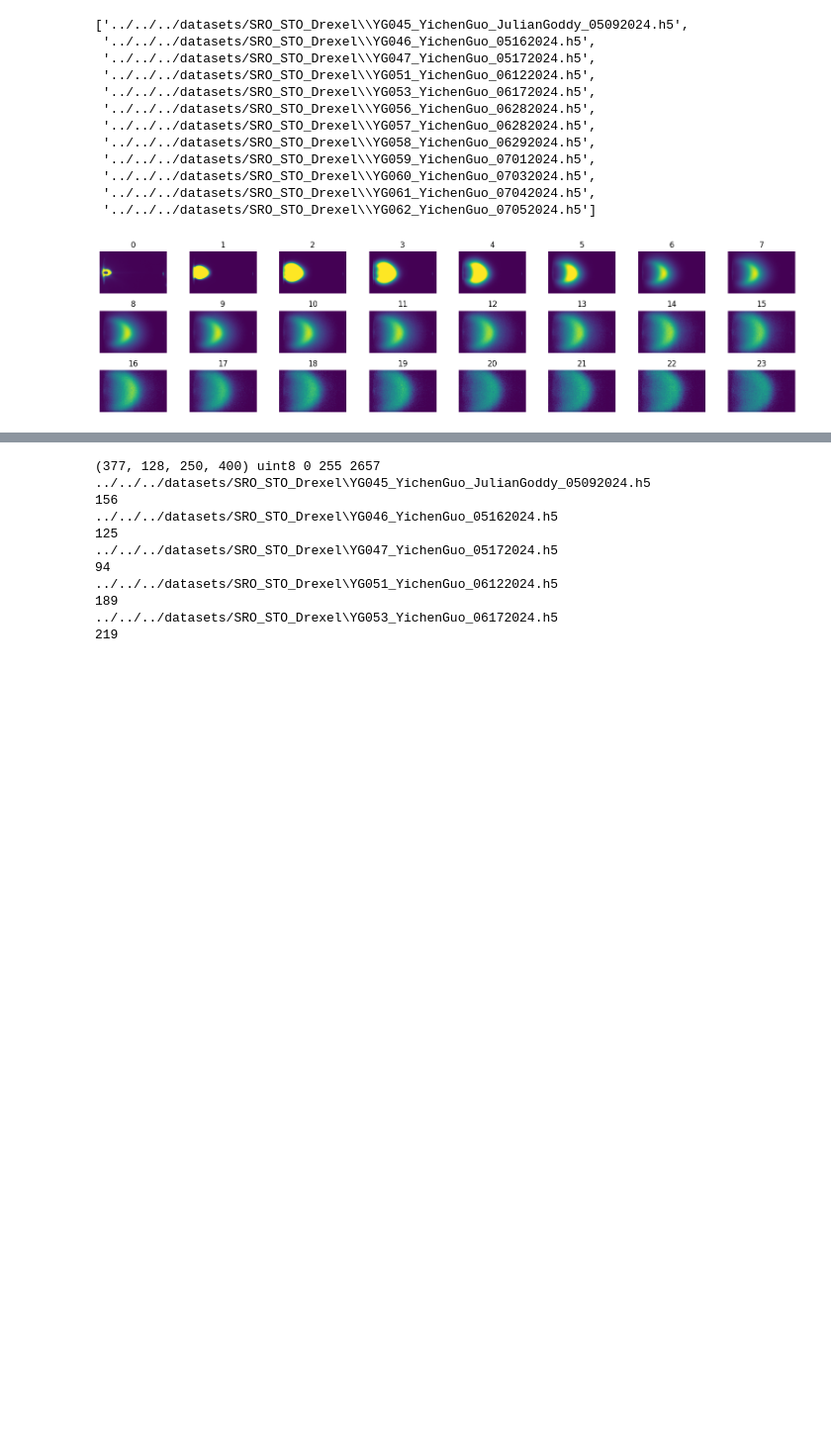
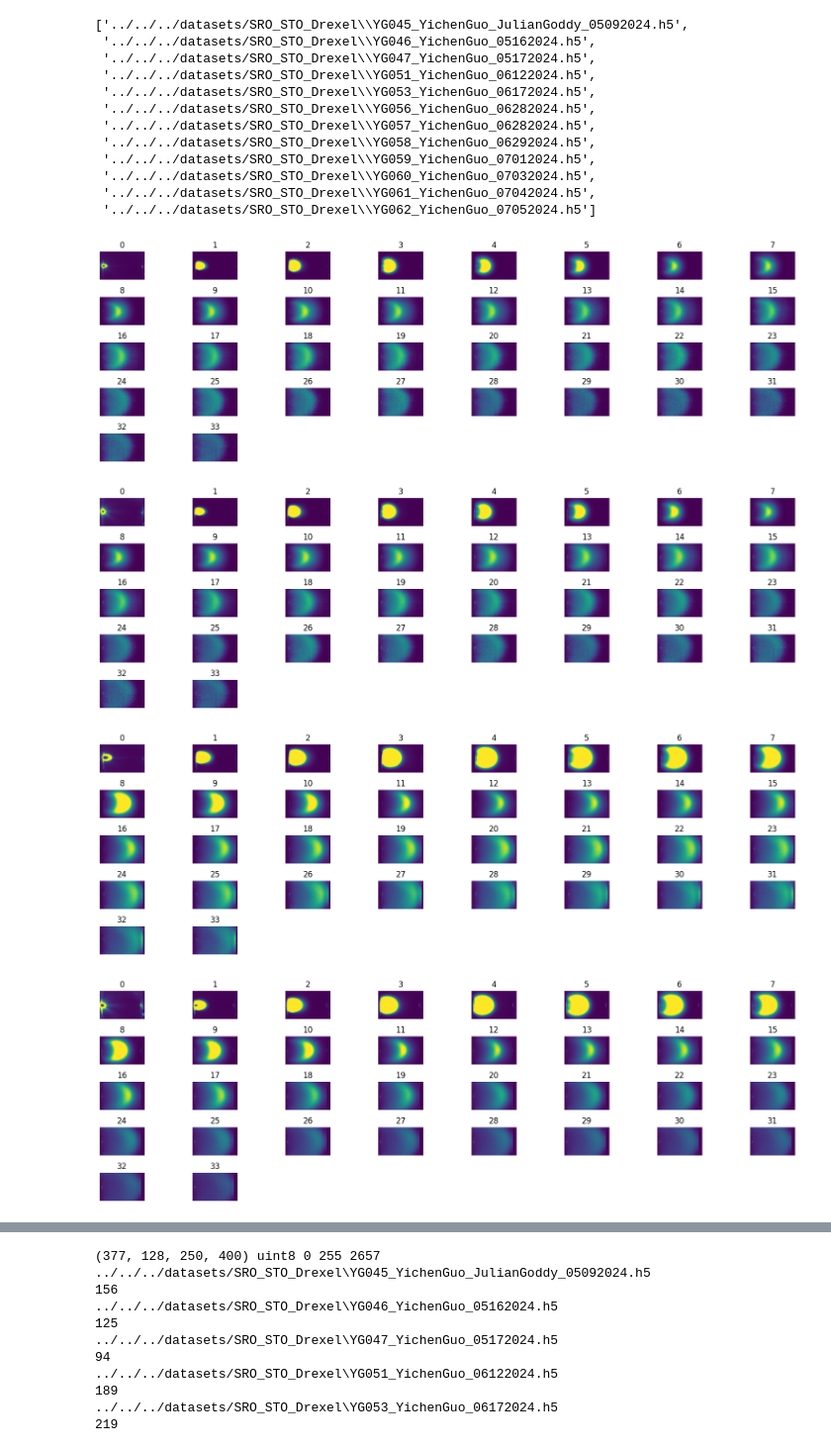
Before and after one commit to yig319/PlumeDynamics, a Jupyter notebook: notebooks/SRO/SRO_STO_Drexel_TSST/07152024-SRO_STO-growth_rate-make_ds.ipynb, the cells around one changed output, grey strips where cells are left out. Shown at 99% size. Cells and saved outputs as stored; diff of their text form; code cells hidden in the pictures; blank space fills up the shorter version.

```diff
--- a/notebooks/SRO/SRO_STO_Drexel_TSST/07152024-SRO_STO-growth_rate-make_ds.ipynb
+++ b/notebooks/SRO/SRO_STO_Drexel_TSST/07152024-SRO_STO-growth_rate-make_ds.ipynb
@@ -78,6 +79,25 @@ files_train, files_test = files[:-1], files[-1:]
+# %%
+files_train = ['../../../datasets/SRO_STO_Drexel\\YG045_YichenGuo_JulianGoddy_05092024.h5',
+                '../../../datasets/SRO_STO_Drexel\\YG046_YichenGuo_05162024.h5',
+                '../../../datasets/SRO_STO_Drexel\\YG047_YichenGuo_05172024.h5',
+                '../../../datasets/SRO_STO_Drexel\\YG051_YichenGuo_06122024.h5',
+                '../../../datasets/SRO_STO_Drexel\\YG053_YichenGuo_06172024.h5',
+                '../../../datasets/SRO_STO_Drexel\\YG057_YichenGuo_06282024.h5',
+                '../../../datasets/SRO_STO_Drexel\\YG058_YichenGuo_06292024.h5',
+                '../../../datasets/SRO_STO_Drexel\\YG059_YichenGuo_07012024.h5',
+                '../../../datasets/SRO_STO_Drexel\\YG060_YichenGuo_07032024.h5',
+                '../../../datasets/SRO_STO_Drexel\\YG061_YichenGuo_07042024.h5',
+                '../../../datasets/SRO_STO_Drexel\\YG062_YichenGuo_07052024.h5']
+
+files_test = ['../../../datasets/SRO_STO_Drexel\\YG056_YichenGuo_06282024.h5']
 # %%
-plume_ds = plume_dataset(file_path=files_train[0], group_name='PLD_Plumes')
-plumes = plume_ds.load_plumes('1-SrRuO3')[:,:48]
-show_images(plumes[0, 2:26], )
+for file in files_train:
+    plume_ds = plume_dataset(file_path=file, group_name='PLD_Plumes')
+    plumes = plume_ds.load_plumes('1-SrRuO3')[5,2:36]
+    show_images(plumes)
+    plt.show()
 # %% [output]
-[figure, old version]
+[figure, new version]
+[figure, added]
+[figure, added]
+[figure, added]
```
Also changed, not shown: parts of 22 cells of this notebook, 10 other files.
